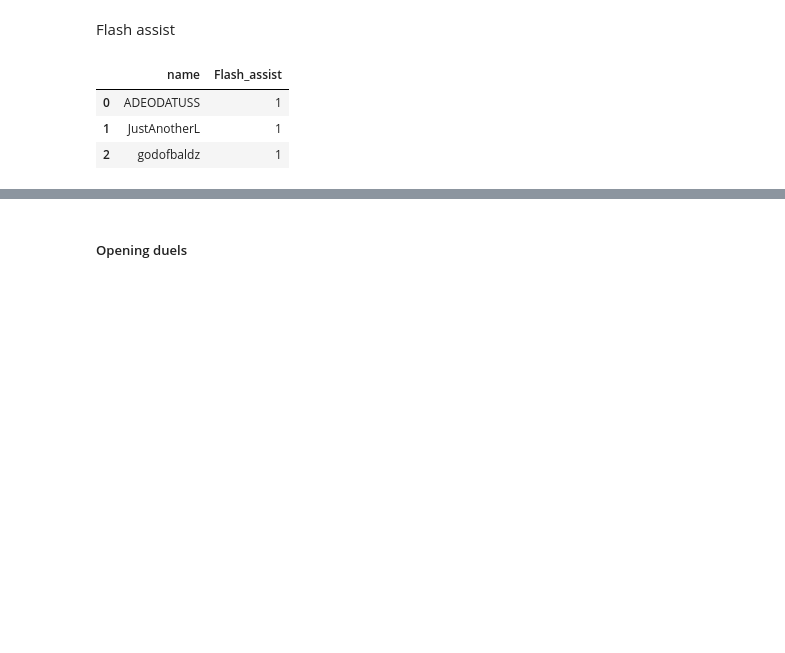
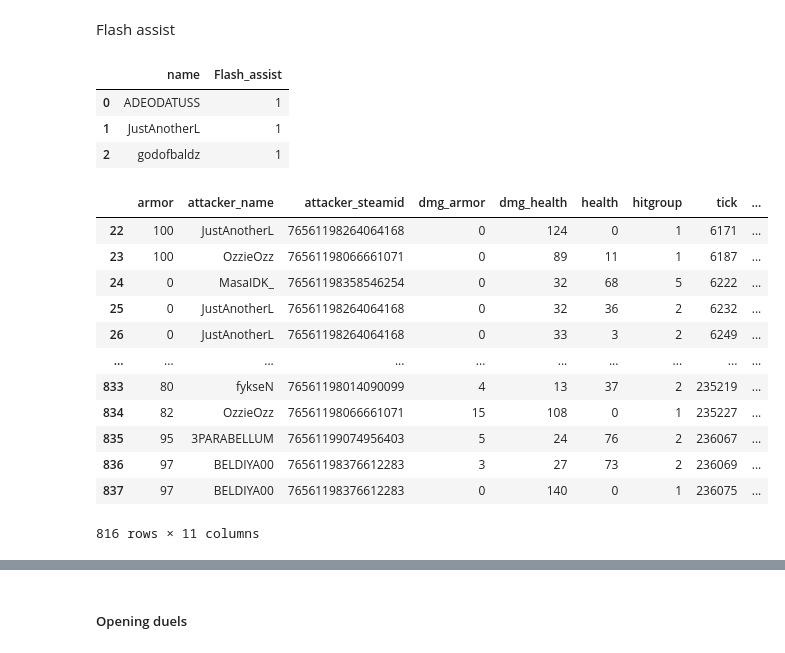
Before and after one commit to Armeldt/CS2-ESEA-season-stats-aggregator, a Jupyter notebook: projet_cs2_parse.ipynb, the cells around one changed output, grey strips where cells are left out. Saved outputs shown, nothing was run; the diff lists cells and outputs as text; code cells hidden in the pictures; blank space fills up the shorter version.

```diff
--- a/projet_cs2_parse.ipynb
+++ b/projet_cs2_parse.ipynb
@@ -542,3 +558,21 @@ flash_assist_count
 | 0 | ADEODATUSS | 1 |
 | 1 | JustAnotherL | 1 |
 | 2 | godofbaldz | 1 |
+# %%
+df = demo1.parse_event("player_hurt",ticks=[max_tick])
+df.drop(df[df['tick'] <= first_round_tick].index, inplace=True)
+df
+# %% [output]
+|  | armor | attacker_name | attacker_steamid | dmg_armor | dmg_health | health | hitgroup | tick | ... |
+| 22 | 100 | JustAnotherL | 76561198264064168 | 0 | 124 | 0 | 1 | 6171 | ... |
+| 23 | 100 | OzzieOzz | 76561198066661071 | 0 | 89 | 11 | 1 | 6187 | ... |
+| 24 | 0 | MasaIDK_ | 76561198358546254 | 0 | 32 | 68 | 5 | 6222 | ... |
+| 25 | 0 | JustAnotherL | 76561198264064168 | 0 | 32 | 36 | 2 | 6232 | ... |
+| 26 | 0 | JustAnotherL | 76561198264064168 | 0 | 33 | 3 | 2 | 6249 | ... |
+| ... | ... | ... | ... | ... | ... | ... | ... | ... | ... |
+| 833 | 80 | fykseN | 76561198014090099 | 4 | 13 | 37 | 2 | 235219 | ... |
+| 834 | 82 | OzzieOzz | 76561198066661071 | 15 | 108 | 0 | 1 | 235227 | ... |
+| 835 | 95 | 3PARABELLUM | 76561199074956403 | 5 | 24 | 76 | 2 | 236067 | ... |
+| 836 | 97 | BELDIYA00 | 76561198376612283 | 3 | 27 | 73 | 2 | 236069 | ... |
+| 837 | 97 | BELDIYA00 | 76561198376612283 | 0 | 140 | 0 | 1 | 236075 | ... |
+816 rows × 11 columns
```
Also changed, not shown: parts of 7 cells of this notebook.
